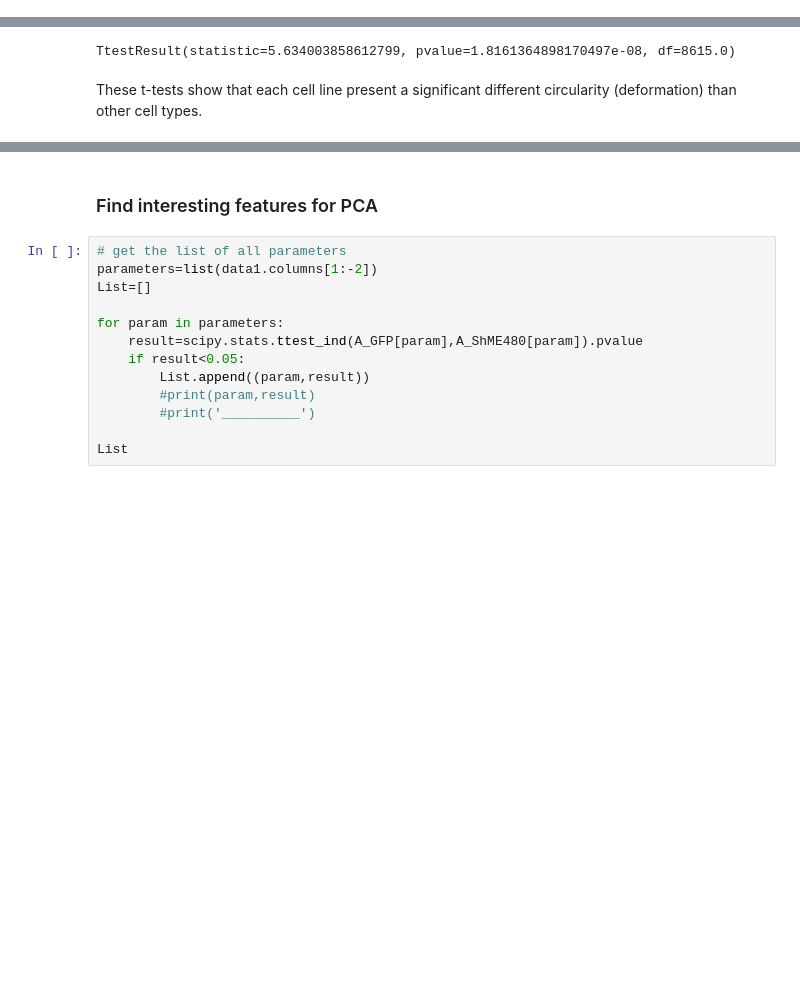
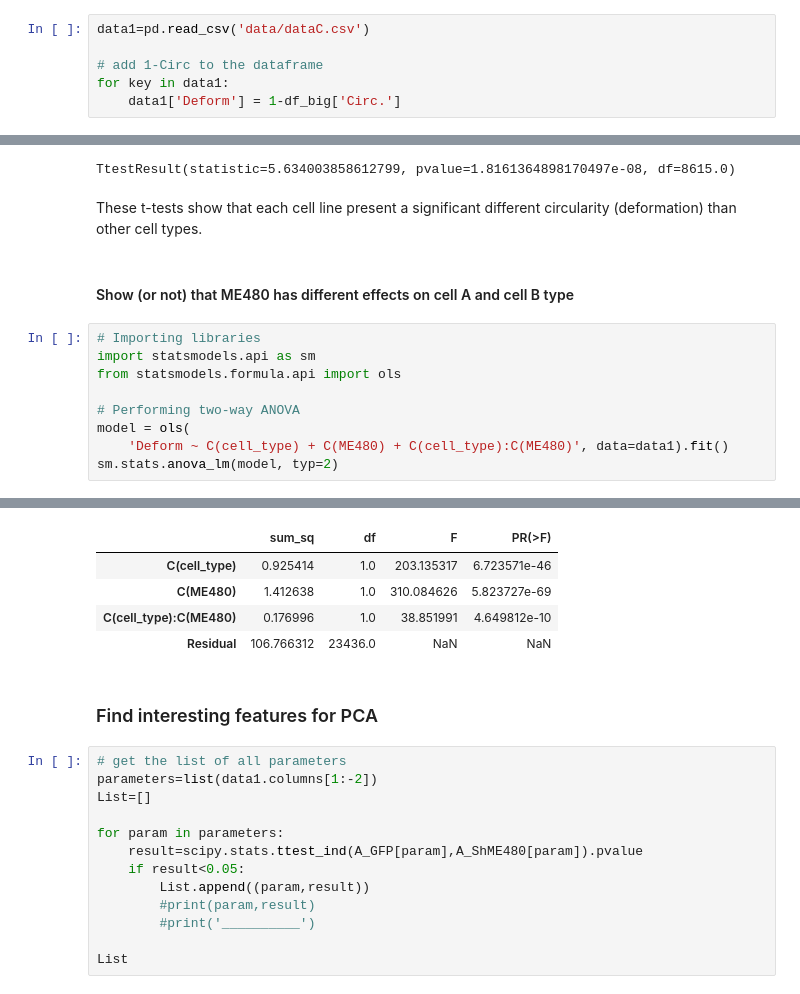
Before and after one commit to ClarissePierre/Mechanobiology-Group9, a Jupyter notebook: Project_2/Part_C.ipynb, the cells around one changed output, grey strips where cells are left out. Saved outputs shown, nothing was run; the diff lists cells and outputs as text; blank space fills up the shorter version.

```diff
--- a/Project_2/Part_C.ipynb
+++ b/Project_2/Part_C.ipynb
@@ -314,3 +318,9 @@ data1=pd.read_csv('data/dataC.csv')
+# %%
+data1=pd.read_csv('data/dataC.csv')
+
+# add 1-Circ to the dataframe
+for key in data1:
+    data1['Deform'] = 1-df_big['Circ.']
 # %%
 # Plotting
 sns.set_palette('colorblind')
@@ -375,3 +385,15 @@ scipy.stats.ttest_ind(B_GFP['Circ.'],A_ShME480['Circ.'])
 TtestResult(statistic=5.634003858612799, pvalue=1.8161364898170497e-08, df=8615.0)
 # %% [markdown]
 These t-tests show that each cell line present a significant different circularity (deformation) than other cell types.
+# %% [markdown]
+#### Show (or not) that ME480 has different effects on cell A and cell B type
+# %%
+# Importing libraries
+import statsmodels.api as sm
+from statsmodels.formula.api import ols
+
+# Performing two-way ANOVA
+model = ols(
+    'Deform ~ C(cell_type) + C(ME480) + C(cell_type):C(ME480)', data=data1).fit()
+sm.stats.anova_lm(model, typ=2)
+# %% [output]
@@ -378,3 +401,8 @@ These t-tests show that each cell line present a significant different circulari
+|  | sum_sq | df | F | PR(>F) |
+| C(cell_type) | 0.925414 | 1.0 | 203.135317 | 6.723571e-46 |
+| C(ME480) | 1.412638 | 1.0 | 310.084626 | 5.823727e-69 |
+| C(cell_type):C(ME480) | 0.176996 | 1.0 | 38.851991 | 4.649812e-10 |
+| Residual | 106.766312 | 23436.0 | NaN | NaN |
 # %% [markdown]
 ### Find interesting features for PCA
 # %%
```
Also changed, not shown: parts of 3 cells of this notebook, 1 other file.
